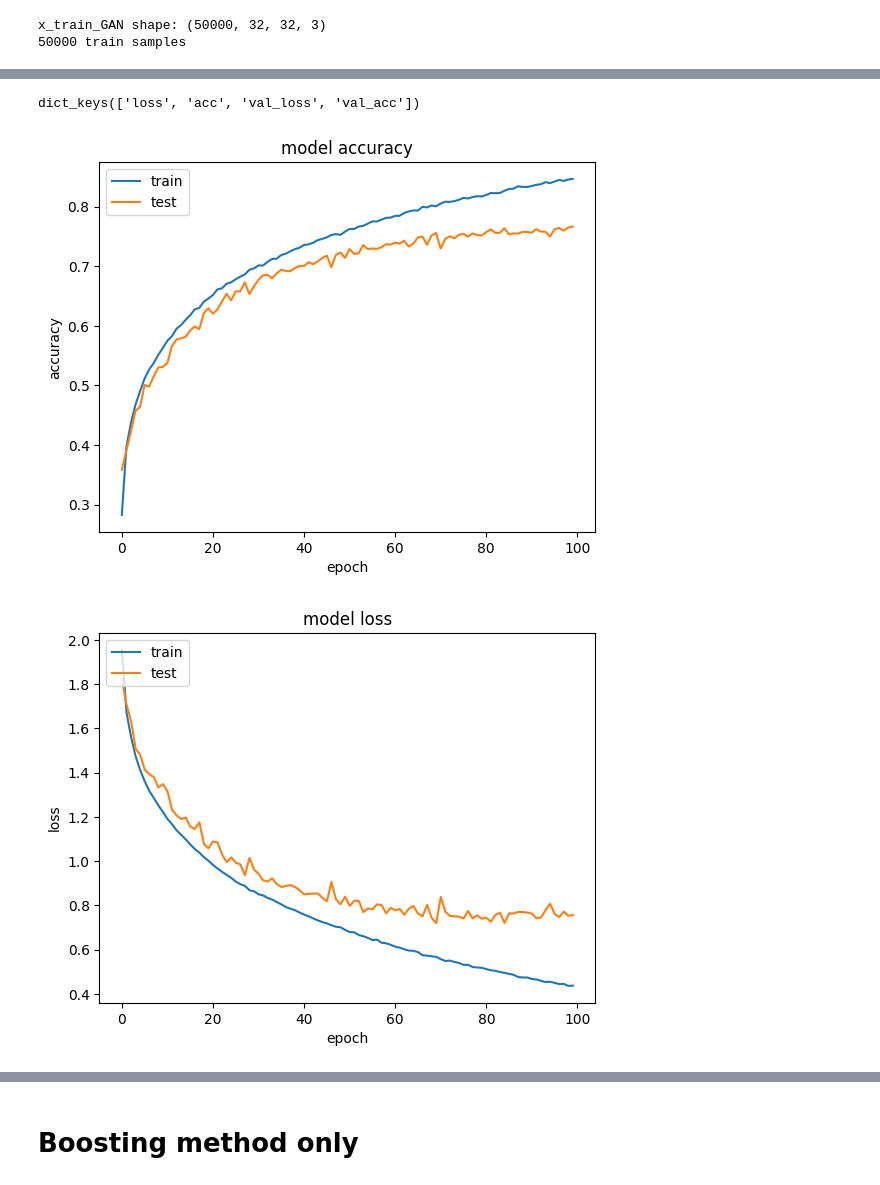
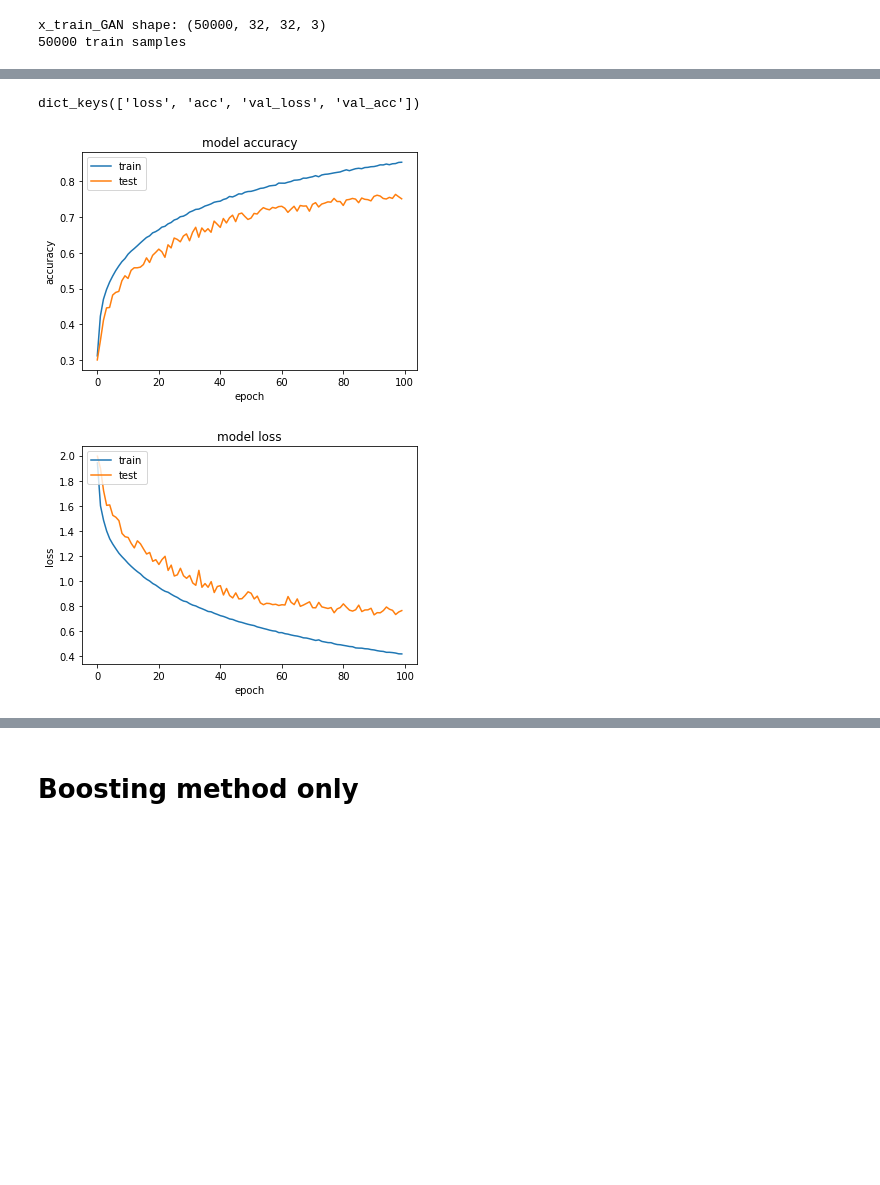
Before and after one commit to pablo-tech/SMate--SyntheticMinorityAdversarialTechnique, a Jupyter notebook: src/Classifier.ipynb, the cells around one changed output, grey strips where cells are left out. Drawn from its saved outputs; the diff is of its cells as text; code cells hidden in the pictures; blank space fills up the shorter version.

```diff
--- a/src/Classifier.ipynb
+++ b/src/Classifier.ipynb
@@ -193,7 +191,7 @@ Normalized confusion matrix
 # %% [markdown]
 # Training and prediction for undersampling
 # %%
-undersample_path = './Data/UnderSamples/'
+undersample_path = '/home/ec2-user/SageMaker/efs/Data/UnderSamples/'
 # %%
 x_train_sub = np.load(undersample_path + 'X9Prop0.1.npy')
 y_train_sub = np.load(undersample_path + 'Y9Prop0.1.npy')
@@ -325,7 +323,7 @@ Normalized confusion matrix
 # %% [markdown]
 # Training and prediction for Oversampling
 # %%
-oversample_path = './Data/OverSamples/'
+oversample_path = '/home/ec2-user/SageMaker/efs/Data/OverSamples/'
 # %%
 x_train_oversample = np.load(oversample_path + 'X9Prop0.1OverSample.npy')
 y_train_oversample = np.load(oversample_path + 'Y9Prop0.1OverSample.npy')
@@ -770,0 +764,5 @@ ValueError: You are trying to load a weight file containing 2 layers into a mode
+# %%
+import numpy as np
+
+generated_images = np.load('/home/ec2-user/SageMaker/efs/latest/save_me_array_fake_10x.png.npy')
+generated_images.shape
@@ -771,6 +771,7 @@ ValueError: You are trying to load a weight file containing 2 layers into a mode
 # %%
 x_train_GAN = np.load(undersample_path + 'X9Prop0.1.npy')
-_, generated_images = get_fake_objects(4500, 100)
+# _, generated_images = get_fake_objects(4500, 100)
+generated_images = generated_images[0:4500]
 x_train_GAN = np.concatenate((x_train_GAN, generated_images))
 y_train_GAN = np.load(undersample_path + 'Y9Prop0.1.npy')
 y_train_GAN = np.concatenate((y_train_GAN, np.array([9]*4500).reshape(-1,1)))
@@ -779,6 +780,7 @@ print(x_train_GAN.shape[0], 'train samples')
 (_, _), (x_test_GAN, y_test_GAN) = cifar10.load_data()
 
 #Convert class vectors to binary class matrices.
+num_classes = 10
 y_train_GAN = keras.utils.to_categorical(y_train_GAN, num_classes)
 y_test_GAN = keras.utils.to_categorical(y_test_GAN, num_classes)
 
@@ -849,26 +855,26 @@ Epoch 100/100
 # %%
 # list all data in history
-print(historyADASYN.history.keys())
+print(historyGAN.history.keys())
 # summarize history for accuracy
-plt.plot(historyADASYN.history['acc'])
-plt.plot(historyADASYN.history['val_acc'])
+plt.plot(historyGAN.history['acc'])
+plt.plot(historyGAN.history['val_acc'])
 plt.title('model accuracy')
 plt.ylabel('accuracy')
 plt.xlabel('epoch')
 plt.legend(['train', 'test'], loc='upper left')
 plt.show()
 # summarize history for loss
-plt.plot(historyADASYN.history['loss'])
-plt.plot(historyADASYN.history['val_loss'])
+plt.plot(historyGAN.history['loss'])
+plt.plot(historyGAN.history['val_loss'])
 plt.title('model loss')
 plt.ylabel('loss')
 plt.xlabel('epoch')
 plt.legend(['train', 'test'], loc='upper left')
 plt.show()
 # %% [output]
 dict_keys(['loss', 'acc', 'val_loss', 'val_acc'])
-[figure, old version]
+[figure, new version]
-[figure, old version]
+[figure, new version]
 # %%
 #Plot confusion matrix
 y_test_GAN_argmax = np.argmax(y_test_GAN, axis=1)
```
Also changed, not shown: parts of 7 cells of this notebook, 9 other files.
